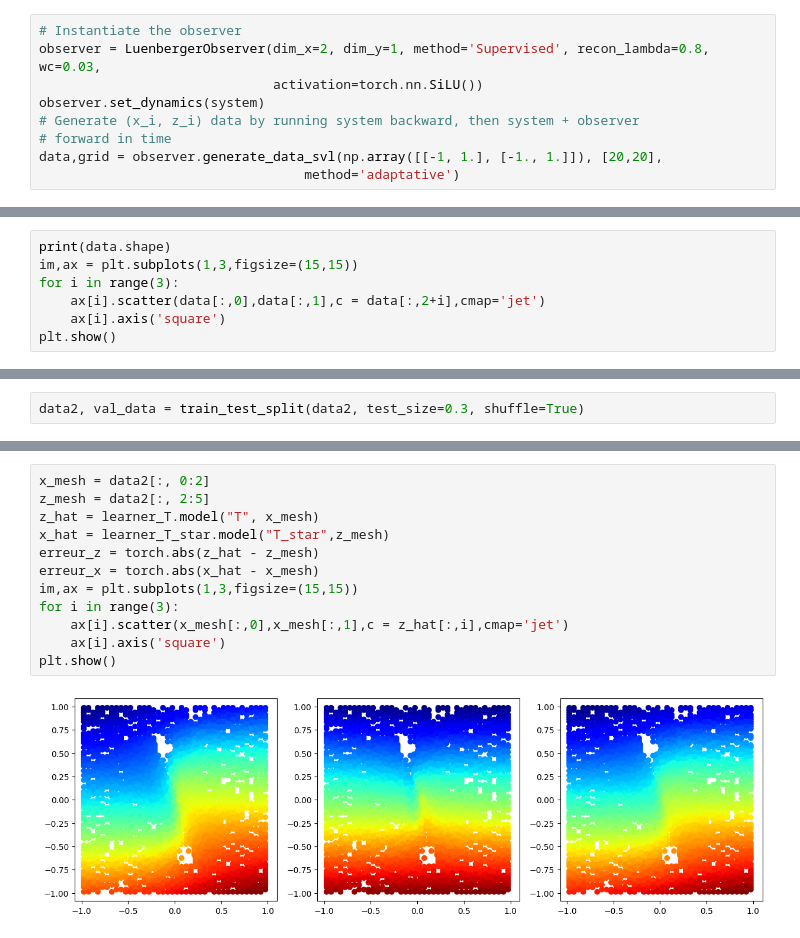
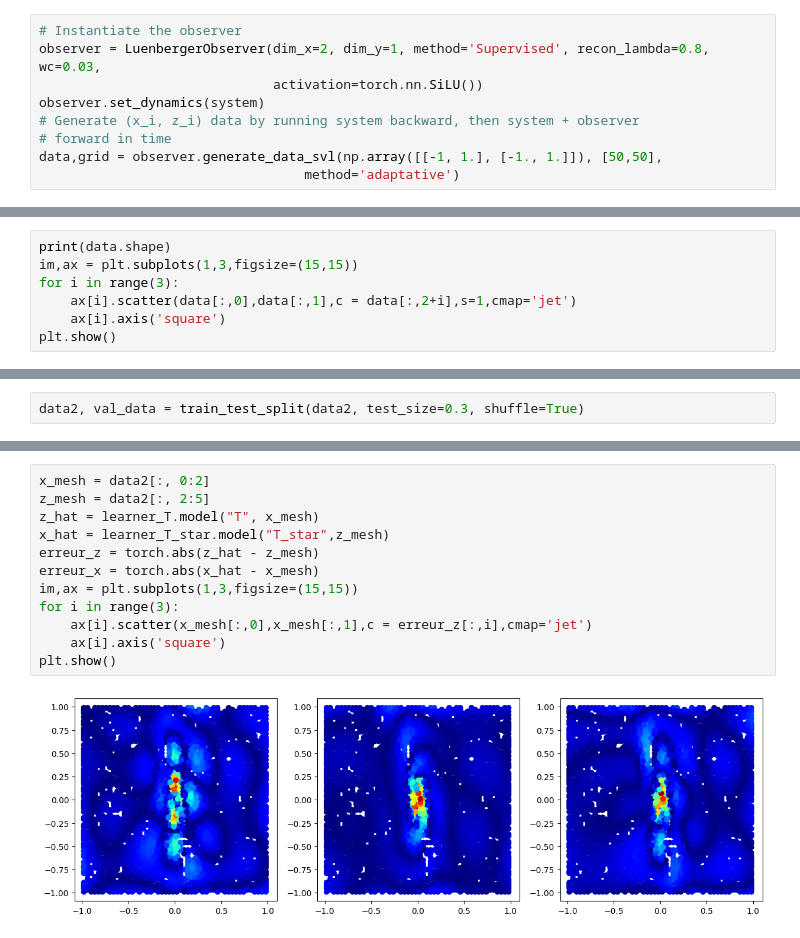
Before and after one commit to Centre-automatique-et-systemes/learn_observe_KKL, a Jupyter notebook: jupyter_notebooks/2_tut_supervised_duffing.ipynb, the cells around one changed output, grey strips where cells are left out. Cells and saved outputs as stored; diff of their text form.

```diff
--- a/jupyter_notebooks/2_tut_supervised_duffing.ipynb
+++ b/jupyter_notebooks/2_tut_supervised_duffing.ipynb
@@ -36,7 +36,7 @@ observer = LuenbergerObserver(dim_x=2, dim_y=1, method='Supervised', recon_lambd
 observer.set_dynamics(system)
 # Generate (x_i, z_i) data by running system backward, then system + observer
 # forward in time
-data,grid = observer.generate_data_svl(np.array([[-1, 1.], [-1., 1.]]), [20,20],
+data,grid = observer.generate_data_svl(np.array([[-1, 1.], [-1., 1.]]), [50,50],
                                   method='adaptative')
 # %%
 data, val_data = train_test_split(data, test_size=0.3, shuffle=True)
@@ -44,7 +44,7 @@ data, val_data = train_test_split(data, test_size=0.3, shuffle=True)
 print(data.shape)
 im,ax = plt.subplots(1,3,figsize=(15,15))
 for i in range(3):
-    ax[i].scatter(data[:,0],data[:,1],c = data[:,2+i],cmap='jet')
+    ax[i].scatter(data[:,0],data[:,1],c = data[:,2+i],s=1,cmap='jet')
     ax[i].axis('square')
 plt.show()
 # %% [output]
@@ -246,15 +254,15 @@ Logs stored in C:\Users\pchauris\stage\dir2\repo\learn_observe_KKL\jupyter_noteb
 # %%
 x_mesh = data2[:, 0:2]
 z_mesh = data2[:, 2:5]
 z_hat = learner_T.model("T", x_mesh)
 x_hat = learner_T_star.model("T_star",z_mesh)
 erreur_z = torch.abs(z_hat - z_mesh)
 erreur_x = torch.abs(x_hat - x_mesh)
 im,ax = plt.subplots(1,3,figsize=(15,15))
 for i in range(3):
-    ax[i].scatter(x_mesh[:,0],x_mesh[:,1],c = z_hat[:,i],cmap='jet')
+    ax[i].scatter(x_mesh[:,0],x_mesh[:,1],c = erreur_z[:,i],cmap='jet')
     ax[i].axis('square')
 plt.show()
 # %% [output]
-[figure, old version]
+[figure, new version]
 # %%
```
Also changed, not shown: parts of 15 cells of this notebook.
